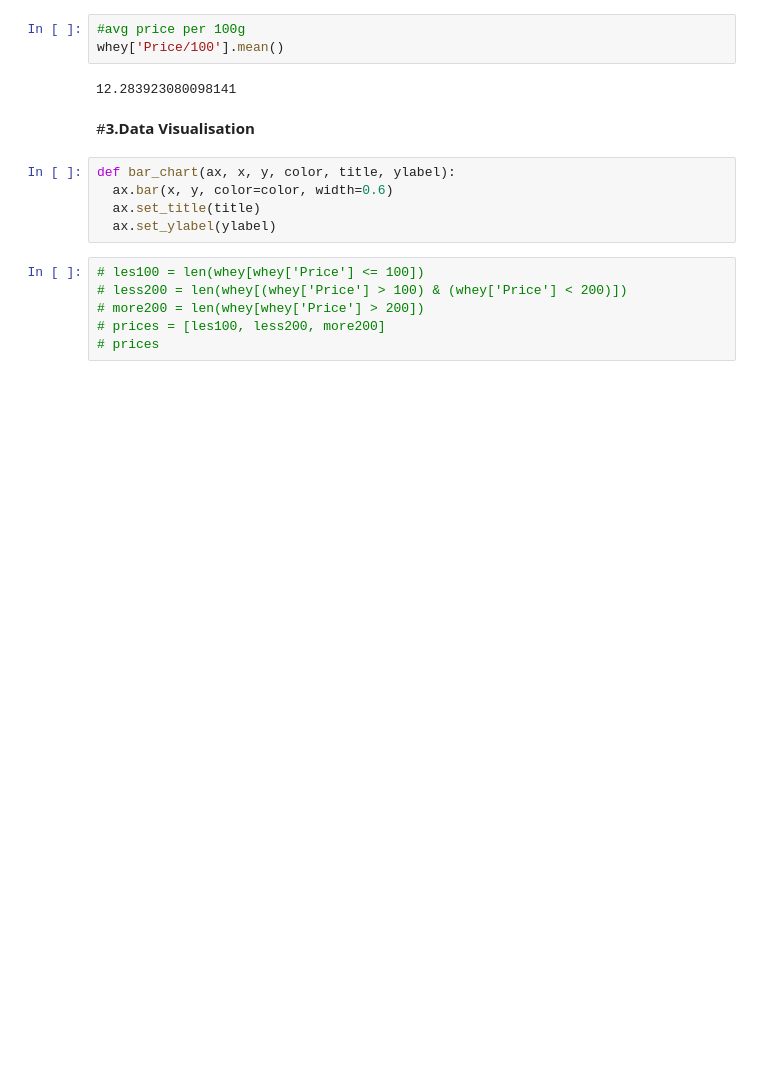
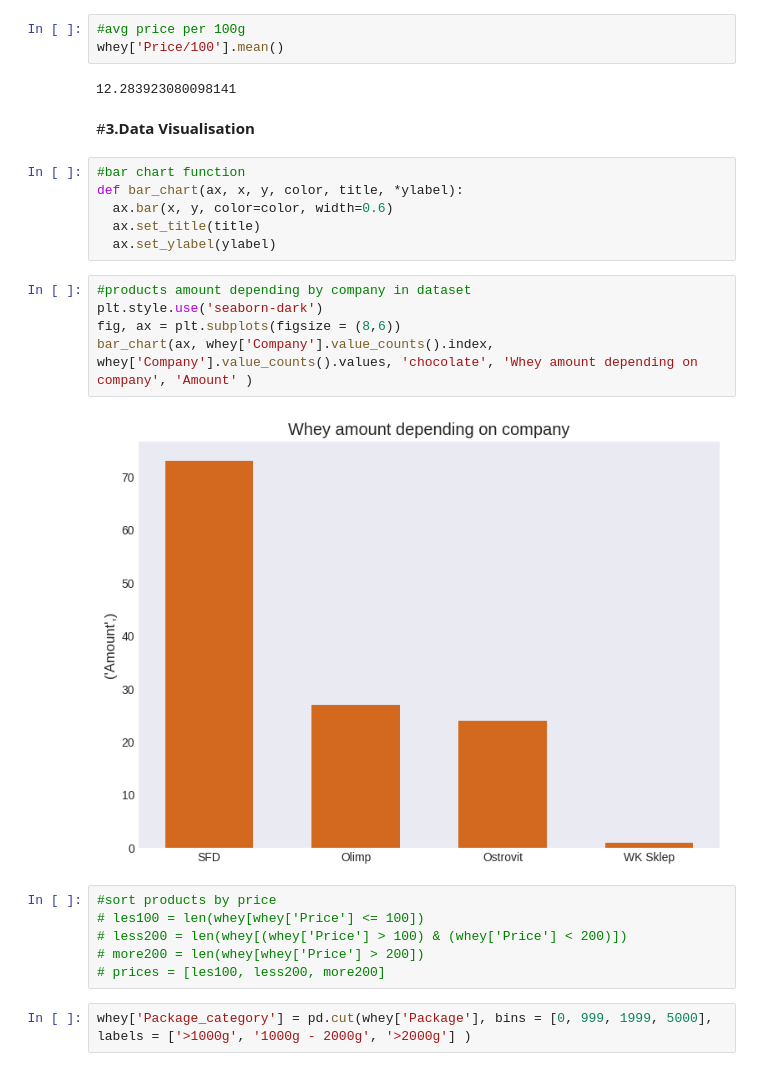
Before and after one commit to KamilShape/whey_analysis, a Jupyter notebook: Whey_analysis.ipynb, the cells around one changed output. Drawn from its saved outputs; the diff is of its cells as text; blank space fills up the shorter version.

Commit message:
data visualisation

```diff
--- a/Whey_analysis.ipynb
+++ b/Whey_analysis.ipynb
@@ -78,13 +61,23 @@ whey['Price/100'].mean()
 # %% [markdown]
 #**3.Data Visualisation**
 # %%
-def bar_chart(ax, x, y, color, title, ylabel):
+#bar chart function
+def bar_chart(ax, x, y, color, title, *ylabel):
   ax.bar(x, y, color=color, width=0.6)
   ax.set_title(title)
   ax.set_ylabel(ylabel)
+# %%
+#products amount depending by company in dataset
+plt.style.use('seaborn-dark')
+fig, ax = plt.subplots(figsize = (8,6))
+bar_chart(ax, whey['Company'].value_counts().index, whey['Company'].value_counts().values, 'chocolate', 'Whey amount depending on company', 'Amount' )
+# %% [output]
+[figure, added]
 # %%
+#sort products by price
 # les100 = len(whey[whey['Price'] <= 100])
 # less200 = len(whey[(whey['Price'] > 100) & (whey['Price'] < 200)])
 # more200 = len(whey[whey['Price'] > 200])
 # prices = [les100, less200, more200]
-# prices
+# %%
+whey['Package_category'] = pd.cut(whey['Package'], bins = [0, 999, 1999, 5000], labels = ['>1000g', '1000g - 2000g', '>2000g'] )
```
Also changed, not shown: parts of 6 cells of this notebook.
